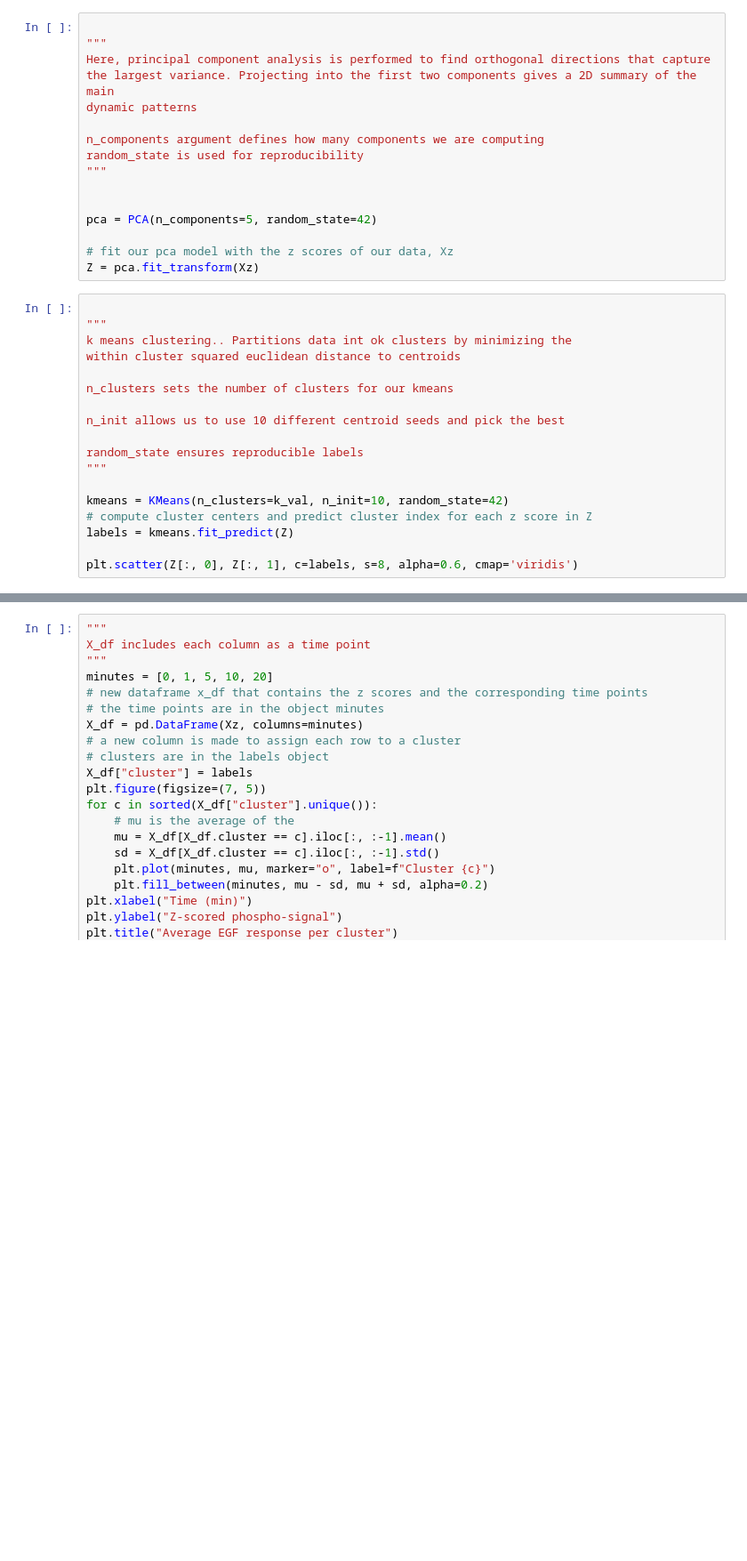
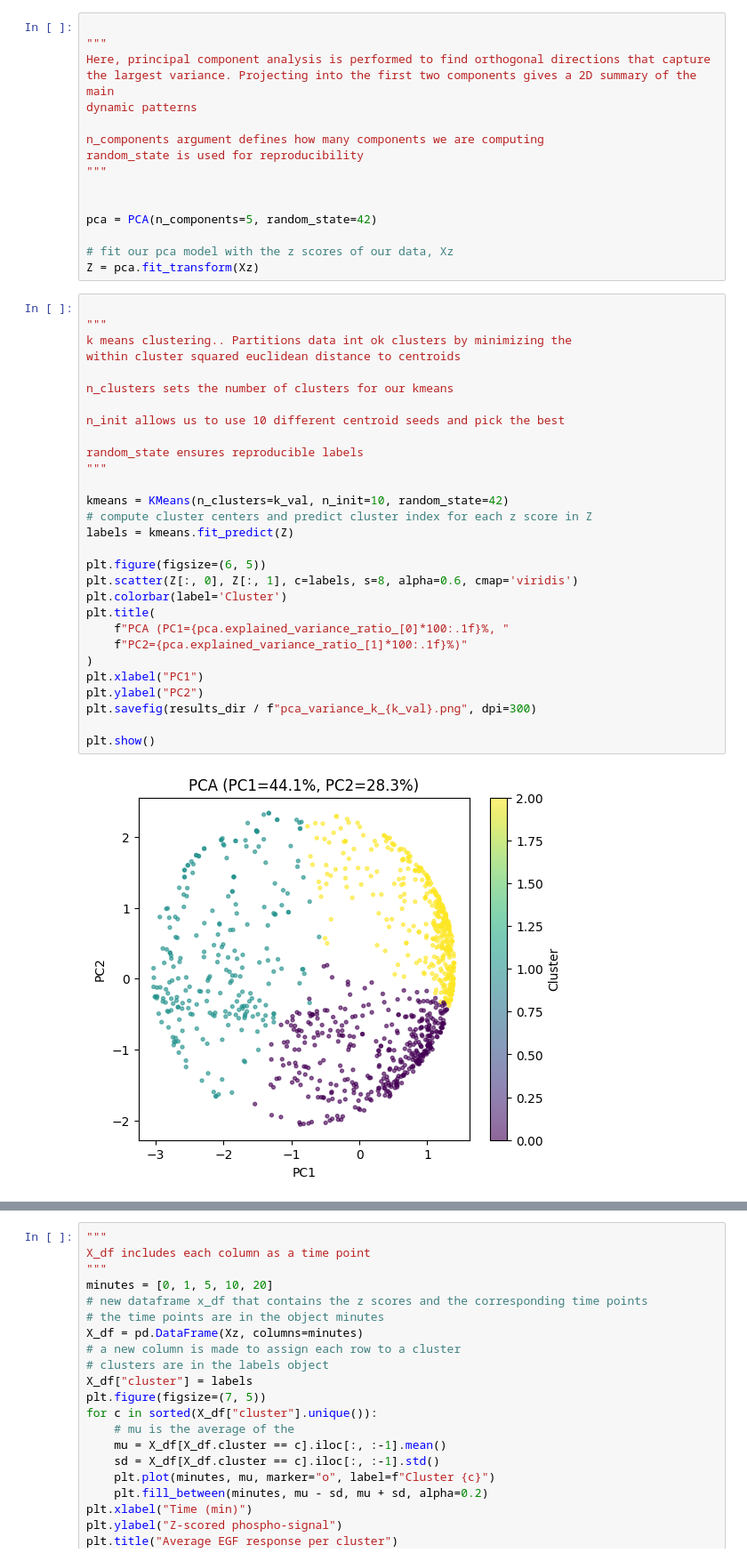
Before and after one commit to YvesLangstonMays/MAPD, a Jupyter notebook: main.ipynb, the cells around one changed output, grey strips where cells are left out. Shown: that part at 89% size. Saved outputs shown, nothing was run; the diff lists cells and outputs as text; blank space fills up the shorter version.

```diff
--- a/main.ipynb
+++ b/main.ipynb
@@ -168,18 +168,31 @@ Z = pca.fit_transform(Xz)
 # %%
 
 """
 k means clustering.. Partitions data int ok clusters by minimizing the
 within cluster squared euclidean distance to centroids
 
 n_clusters sets the number of clusters for our kmeans
 
 n_init allows us to use 10 different centroid seeds and pick the best
 
 random_state ensures reproducible labels
 """
 
 kmeans = KMeans(n_clusters=k_val, n_init=10, random_state=42)
 # compute cluster centers and predict cluster index for each z score in Z
 labels = kmeans.fit_predict(Z)
 
+plt.figure(figsize=(6, 5))
 plt.scatter(Z[:, 0], Z[:, 1], c=labels, s=8, alpha=0.6, cmap='viridis')
+plt.colorbar(label='Cluster')
+plt.title(
+    f"PCA (PC1={pca.explained_variance_ratio_[0]*100:.1f}%, "
+    f"PC2={pca.explained_variance_ratio_[1]*100:.1f}%)"
+)
+plt.xlabel("PC1")
+plt.ylabel("PC2")
+plt.savefig(results_dir / f"pca_variance_k_{k_val}.png", dpi=300)
+
+plt.show()
+# %% [output]
+[figure, added]
```
Also changed, not shown: parts of 3 cells of this notebook, 3 other files.
